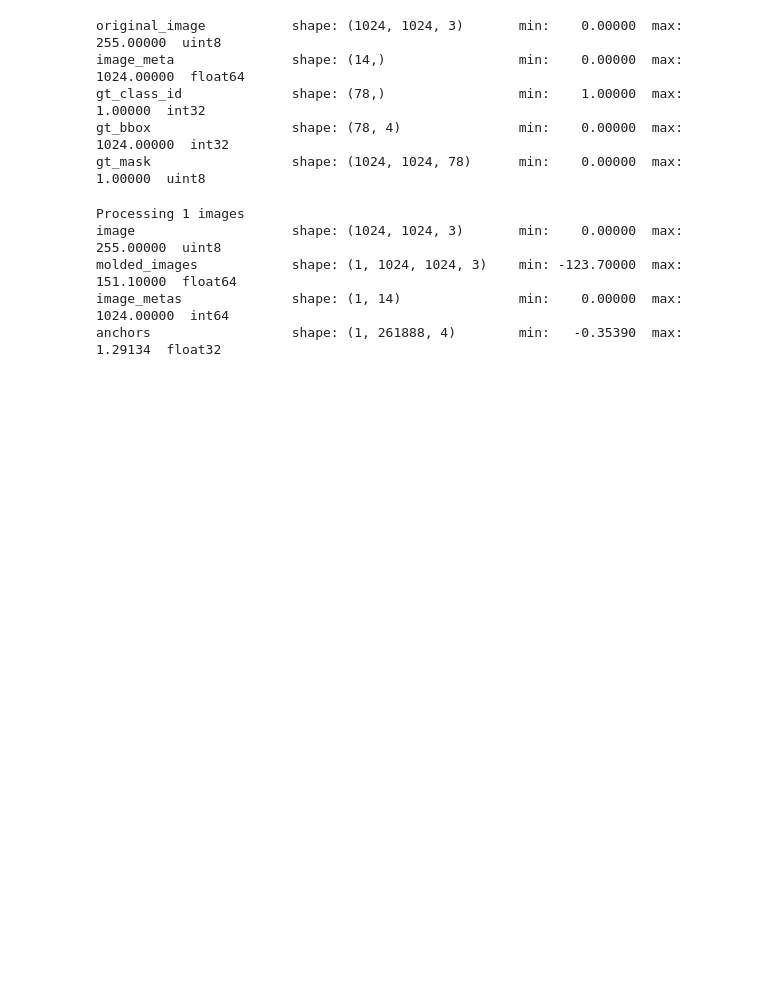
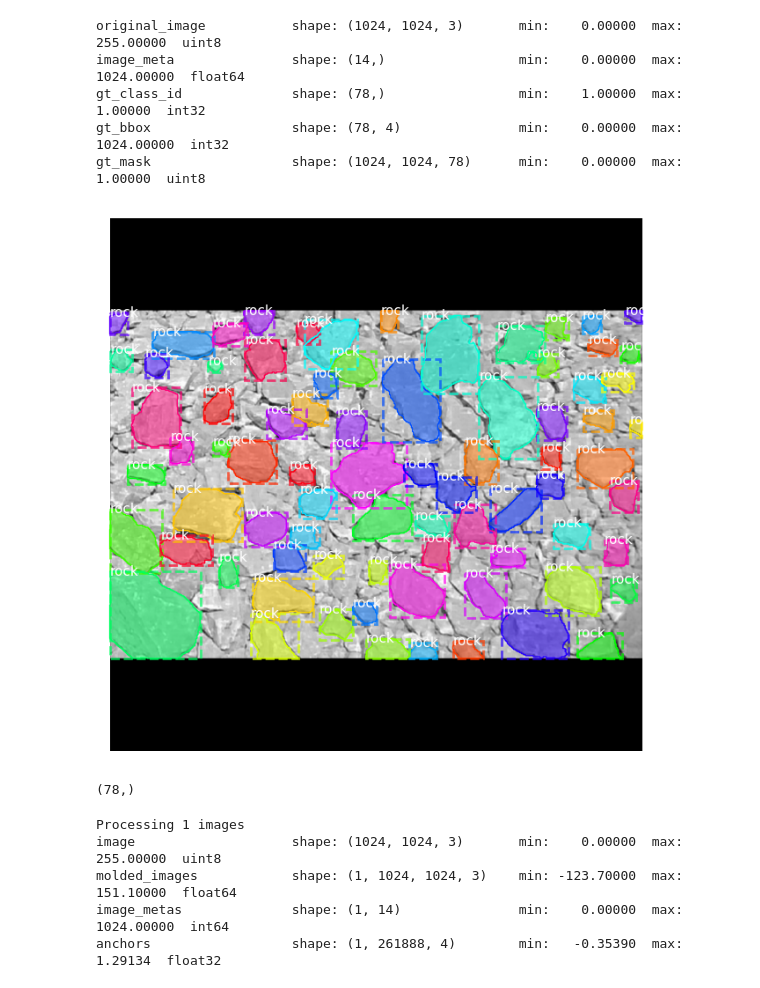
Before and after one commit to jtorom/jtorom, a Jupyter notebook: Rocks.ipynb, the cells around one changed output. Cells and saved outputs as stored; diff of their text form; code cells hidden in the pictures; blank space fills up the shorter version.

```diff
--- a/Rocks.ipynb
+++ b/Rocks.ipynb
@@ -544,8 +547,11 @@ gt_class_id              shape: (78,)                 min:    1.00000  max:    1
 gt_bbox                  shape: (78, 4)               min:    0.00000  max: 1024.00000  int32
 gt_mask                  shape: (1024, 1024, 78)      min:    0.00000  max:    1.00000  uint8
 # %%
-#visualize.display_instances(original_image, gt_bbox, gt_mask, gt_class_id, dataset_val.class_names, figsize=(8, 8))
-#print(gt_class_id.shape)
+visualize.display_instances(original_image, gt_bbox, gt_mask, gt_class_id, dataset_val.class_names, figsize=(8, 8))
+print(gt_class_id.shape)
+# %% [output]
+[figure, added]
+(78,)
 # %%
 results = model.detect([original_image], verbose=1)
 # %% [output]
```
Also changed, not shown: parts of 17 cells of this notebook.
